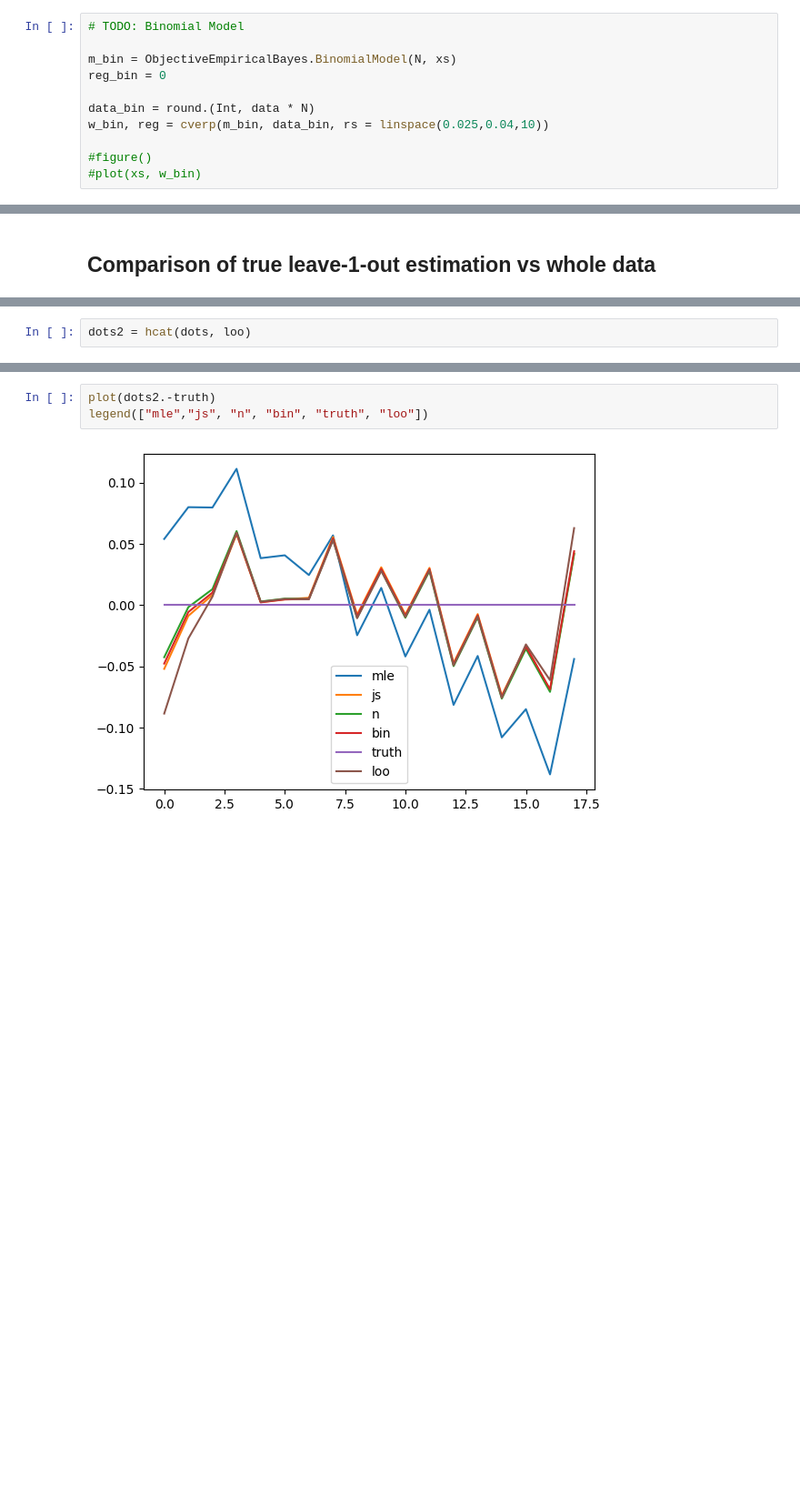
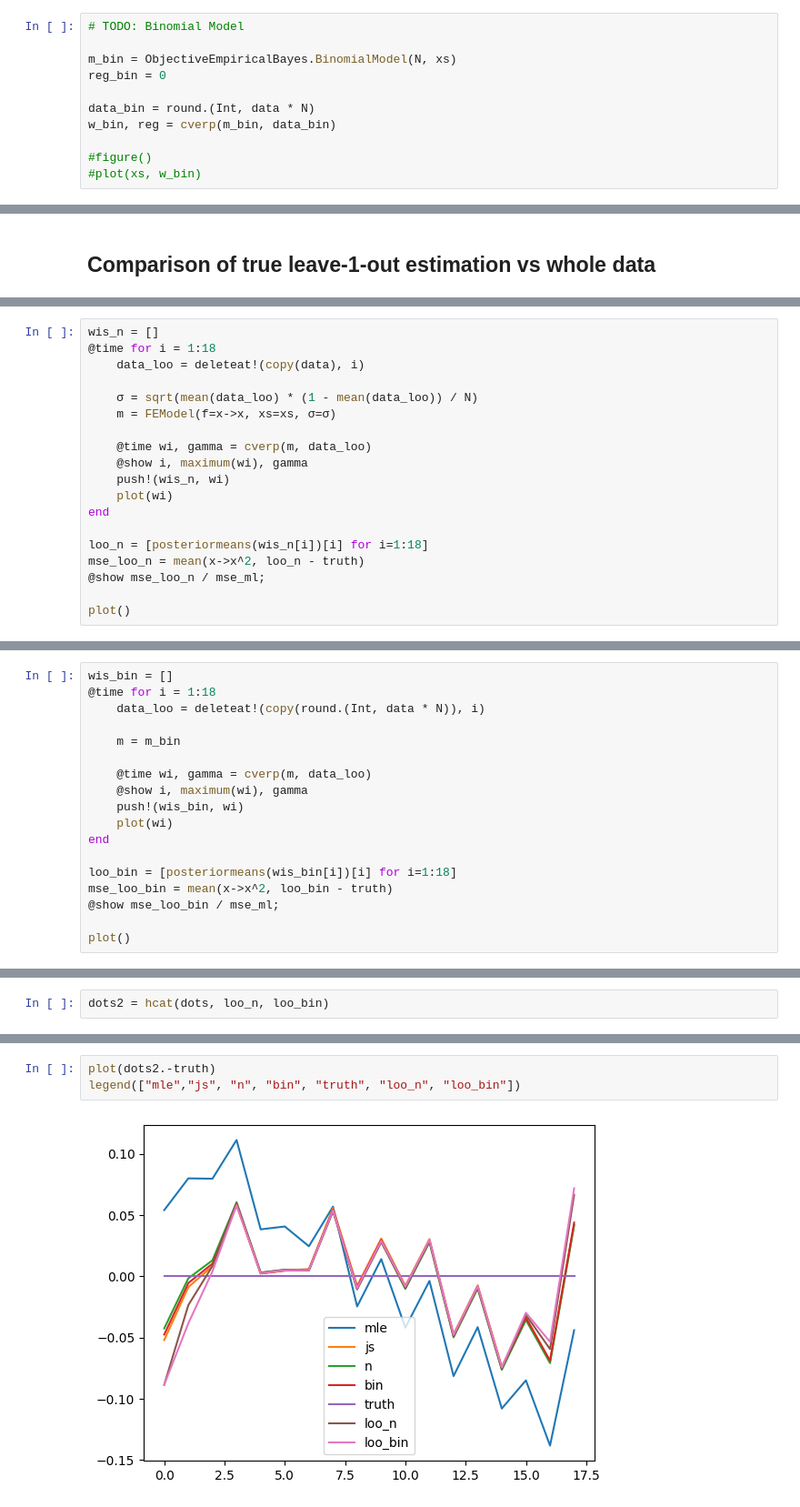
Before and after one commit to axsk/OEBayes, a Jupyter notebook: notebooks/baseball.ipynb, the cells around one changed output, grey strips where cells are left out. Shown: that part at 91% size. Drawn from its saved outputs; the diff is of its cells as text; blank space fills up the shorter version.

```diff
--- a/notebooks/baseball.ipynb
+++ b/notebooks/baseball.ipynb
@@ -81,7 +89,7 @@ m_bin = ObjectiveEmpiricalBayes.BinomialModel(N, xs)
 reg_bin = 0
 
 data_bin = round.(Int, data * N)
-w_bin, reg = cverp(m_bin, data_bin, rs = linspace(0.025,0.04,10))
+w_bin, reg = cverp(m_bin, data_bin)
 
 #figure()
 #plot(xs, w_bin)
@@ -324,0 +259,19 @@ mse_loo / mse_ml = 0.3937880488552636
+# %%
+wis_n = []
+@time for i = 1:18
+    data_loo = deleteat!(copy(data), i)
+
+    σ = sqrt(mean(data_loo) * (1 - mean(data_loo)) / N)
+    m = FEModel(f=x->x, xs=xs, σ=σ)
+
+    @time wi, gamma = cverp(m, data_loo)
+    @show i, maximum(wi), gamma
+    push!(wis_n, wi)
+    plot(wi)
+end
+
+loo_n = [posteriormeans(wis_n[i])[i] for i=1:18]
+mse_loo_n = mean(x->x^2, loo_n - truth)
+@show mse_loo_n / mse_ml;
+
+plot()
@@ -324,0 +302,18 @@ mse_loo / mse_ml = 0.3937880488552636
+# %%
+wis_bin = []
+@time for i = 1:18
+    data_loo = deleteat!(copy(round.(Int, data * N)), i)
+
+    m = m_bin
+
+    @time wi, gamma = cverp(m, data_loo)
+    @show i, maximum(wi), gamma
+    push!(wis_bin, wi)
+    plot(wi)
+end
+
+loo_bin = [posteriormeans(wis_bin[i])[i] for i=1:18]
+mse_loo_bin = mean(x->x^2, loo_bin - truth)
+@show mse_loo_bin / mse_ml;
+
+plot()
@@ -325,3 +344,3 @@ mse_loo / mse_ml = 0.3937880488552636
 # %%
-dots2 = hcat(dots, loo)
+dots2 = hcat(dots, loo_n, loo_bin)
 # %% [output]
@@ -347,6 +366,6 @@ dots2 = hcat(dots, loo)
 # %%
 plot(dots2.-truth)
-legend(["mle","js", "n", "bin", "truth", "loo"])
+legend(["mle","js", "n", "bin", "truth", "loo_n", "loo_bin"])
 # %% [output]
-[figure, old version]
+[figure, new version]
 PyObject <matplotlib.legend.Legend object at 0x...>
```
Also changed, not shown: parts of 16 cells of this notebook, 1 other file.
